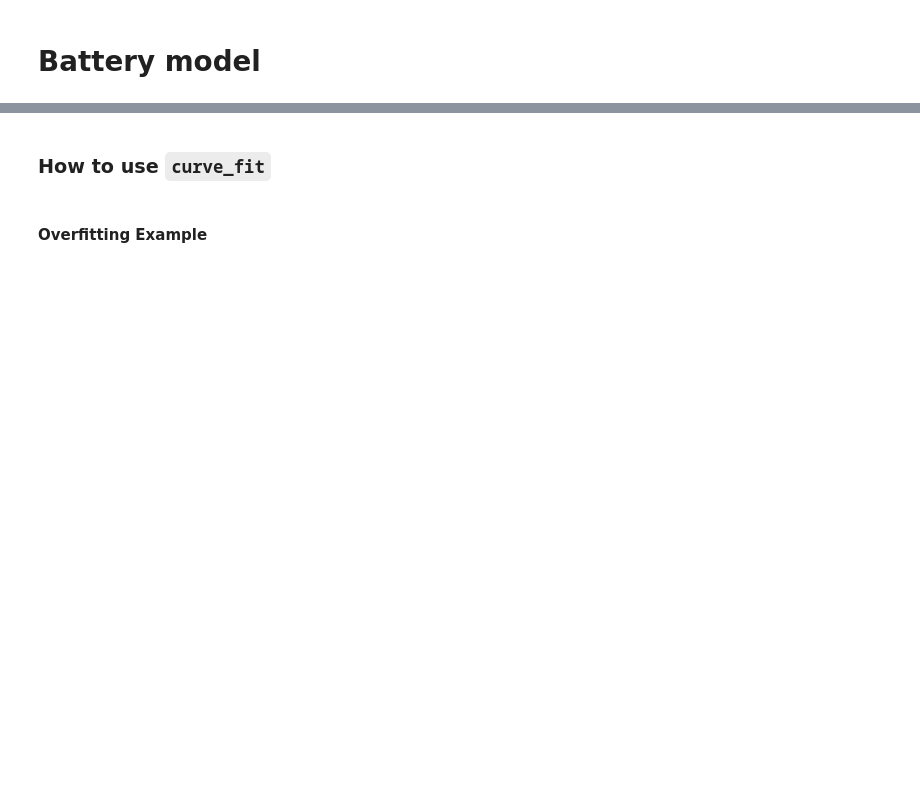
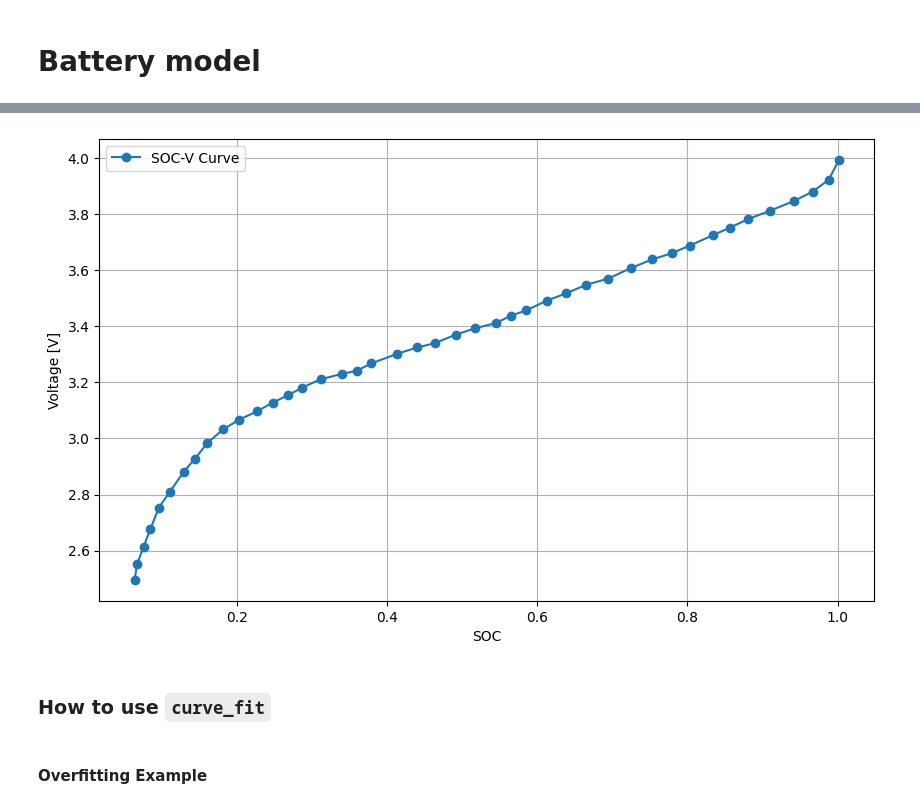
Before and after one commit to Chenya7008/EMIOT_Labs, a Jupyter notebook: lab3/lab3.ipynb, the cells around one changed output, grey strips where cells are left out. Drawn from its saved outputs; the diff is of its cells as text; code cells hidden in the pictures; blank space fills up the shorter version.

```diff
--- a/lab3/lab3.ipynb
+++ b/lab3/lab3.ipynb
@@ -220,3 +218,26 @@ newY = interp_func(newX)
+# %%
+# Do the same for another curve
+# TODO
+# Extract digitalized points
+data = np.loadtxt('./samples/1c.txt', delimiter=',', skiprows=1)
+voltage = data[:, 0]
+soc = data[:, 1]
+
+# Plot
+plt.figure(figsize=(10, 6))
+plt.plot(voltage, soc, 'o-', label='SOC-V Curve')
+plt.ylabel('Voltage [V]')
+plt.xlabel('SOC')
+plt.legend()
+plt.grid(True)
+plt.show()
+
+# Interpolate
+newX = np.linspace(0, 1, 100)
+interp_func = interp1d(soc, voltage, bounds_error=False)
+newY = interp_func(newX)
+# %% [output]
+[figure, added]
 # %% [markdown]
 ### How to use `curve_fit`
 # %%
```
Also changed, not shown: parts of 4 cells of this notebook, 2 other files.
